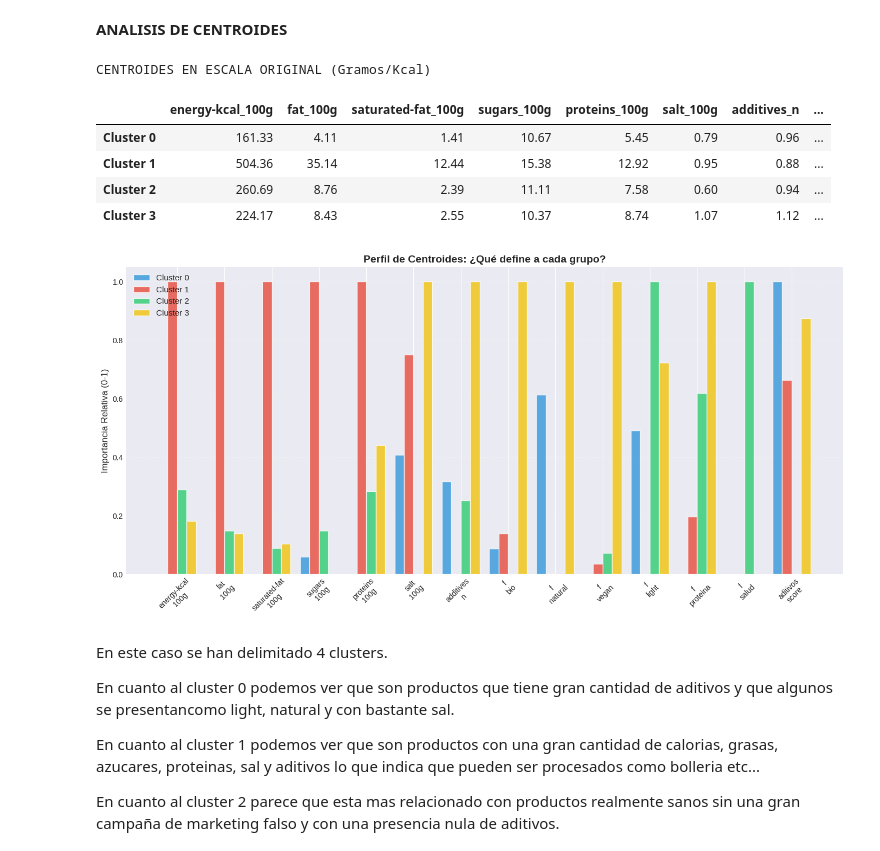
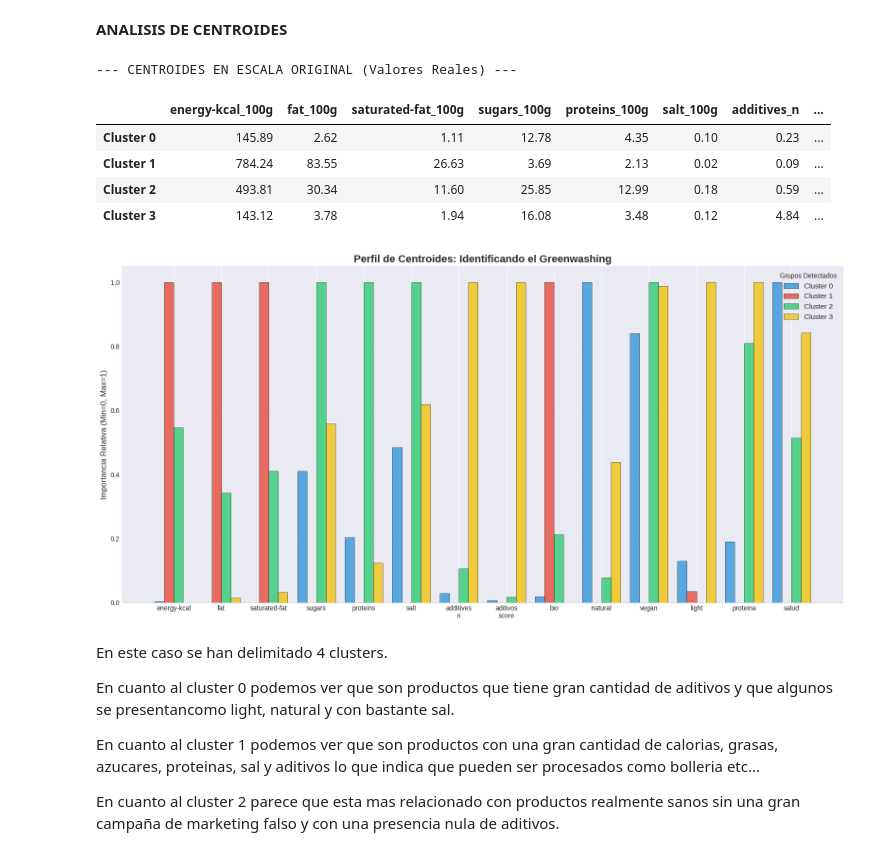
Before and after one commit to Kmpi17/TFMGreenWashing, a Jupyter notebook: TFG_KMPI.ipynb, the cells around one changed output. Saved outputs shown, nothing was run; the diff lists cells and outputs as text; code cells hidden in the pictures.

```diff
--- a/TFG_KMPI.ipynb
+++ b/TFG_KMPI.ipynb
@@ -522,0 +525,4 @@ Columna 'additives_n': 2335 outliers
+# %%
+print(f"Total de registros antes de filtrar por sal: {len(df_products_copy)}")
+df_products_copy = df_products_copy[df_products_copy['salt_100g'] <= 0.5]
+print(f"Total de registros antes de filtrar por sal: {len(df_products_copy)}")
@@ -864,9 +875,11 @@ En la matriz de correlación podemos observar que aunque un producto sea bio o n
 # %%
-columnas_modelo = [
+cols_num = [
     'energy-kcal_100g', 'fat_100g', 'saturated-fat_100g',
-    'sugars_100g', 'proteins_100g', 'salt_100g', 'additives_n',
-    'f_bio', 'f_natural', 'f_vegan', 'f_light', 'f_proteina', 'f_salud','aditivos_score'
+    'sugars_100g', 'proteins_100g', 'salt_100g', 'additives_n', 'aditivos_score'
 ]
 
-df_product_train= df_products_model[columnas_modelo].fillna(0)
-print(f"Dataset listo para entrenar con {df_product_train.shape[0]} productos y {df_product_train.shape[1]} características.")
+cols_bin = [
+    'f_bio', 'f_natural', 'f_vegan', 'f_light', 'f_proteina', 'f_salud'
+]
+
+df_product_train=df_products_model.copy()
@@ -1024,42 +1045,62 @@ PERFILADO DE CLUSTERS
 # %% [markdown]
 **ANALISIS DE CENTROIDES**
 # %%
-centroides_originales = scaler.inverse_transform(kmeans.cluster_centers_)
+centroides_modelo = kmeans_final.cluster_centers_
 
-df_centroides = pd.DataFrame(centroides_originales, columns=columnas_modelo)
+n_nums = len(cols_num)
+centroides_nums = centroides_modelo[:, :n_nums]
+centroides_flags = centroides_modelo[:, n_nums:]
+
+
+centroides_nums_rescaled = robust_scaler.inverse_transform(centroides_nums)
+
+
+centroides_finales = np.hstack([centroides_nums_rescaled, centroides_flags])
+
+
+columnas_totales = cols_num + cols_bin
+df_centroides = pd.DataFrame(centroides_finales, columns=columnas_totales)
 df_centroides.index = [f'Cluster {i}' for i in range(k_final)]
 
-print('CENTROIDES EN ESCALA ORIGINAL (Gramos/Kcal)')
+print('--- CENTROIDES EN ESCALA ORIGINAL (Valores Reales) ---')
 display(df_centroides.round(2))
 
-fig, ax = plt.subplots(figsize=(14, 7))
+
+fig, ax = plt.subplots(figsize=(16, 8))
 
 df_centroides_norm = (df_centroides - df_centroides.min()) / (df_centroides.max() - df_centroides.min())
 
+
 colors_cluster = ['#3498db', '#e74c3c', '#2ecc71', '#f1c40f']
-x = np.arange(len(columnas_modelo))
+x = np.arange(len(columnas_totales))
 width = 0.20
 
 for i, (cluster, color) in enumerate(zip(df_centroides_norm.index, colors_cluster)):
     ax.bar(x + i*width, df_centroides_norm.loc[cluster], width,
-           label=cluster, color=color, alpha=0.8, edgecolor='white')
+           label=cluster, color=color, alpha=0.8, edgecolor='black', linewidth=0.5)
+
 
 ax.set_xticks(x + width * 1.5)
-ax.set_xticklabels([f.replace('_', '\n') for f in columnas_modelo], fontsize=10, rotation=45)
-ax.set_ylabel('Importancia Relativa (0-1)', fontsize=12)
-ax.set_title('Perfil de Centroides: ¿Qué define a cada grupo?', fontsize=14, fontweight='bold')
-ax.legend(fontsize=11)
-plt.grid(axis='y', linestyle='--', alpha=0.3)
+
+nombres_eje = [f.replace('_100g', '').replace('f_', '').replace('_', '\n') for f in columnas_totales]
+ax.set_xticklabels(nombres_eje, fontsize=10, rotation=0)
+
+ax.set_ylabel('Importancia Relativa (Min=0, Max=1)', fontsize=12)
+ax.set_title('Perfil de Centroides: Identificando el Greenwashing', fontsize=16, fontweight='bold')
+ax.legend(title="Grupos Detectados", fontsize=11, loc='upper right')
+
+plt.grid(axis='y', linestyle='--', alpha=0.4)
+plt.axhline(0, color='black', linewidth=1)
 plt.tight_layout()
 plt.show()
 # %% [output]
-CENTROIDES EN ESCALA ORIGINAL (Gramos/Kcal)
+--- CENTROIDES EN ESCALA ORIGINAL (Valores Reales) ---
 |  | energy-kcal_100g | fat_100g | saturated-fat_100g | sugars_100g | proteins_100g | salt_100g | additives_n | ... |
-| Cluster 0 | 161.33 | 4.11 | 1.41 | 10.67 | 5.45 | 0.79 | 0.96 | ... |
-| Cluster 1 | 504.36 | 35.14 | 12.44 | 15.38 | 12.92 | 0.95 | 0.88 | ... |
-| Cluster 2 | 260.69 | 8.76 | 2.39 | 11.11 | 7.58 | 0.60 | 0.94 | ... |
-| Cluster 3 | 224.17 | 8.43 | 2.55 | 10.37 | 8.74 | 1.07 | 1.12 | ... |
+| Cluster 0 | 145.89 | 2.62 | 1.11 | 12.78 | 4.35 | 0.10 | 0.23 | ... |
+| Cluster 1 | 784.24 | 83.55 | 26.63 | 3.69 | 2.13 | 0.02 | 0.09 | ... |
+| Cluster 2 | 493.81 | 30.34 | 11.60 | 25.85 | 12.99 | 0.18 | 0.59 | ... |
+| Cluster 3 | 143.12 | 3.78 | 1.94 | 16.08 | 3.48 | 0.12 | 4.84 | ... |
-[figure, old version]
+[figure, new version]
 # %% [markdown]
 En este caso se han delimitado 4 clusters.
 
```
Also changed, not shown: parts of 23 cells of this notebook.
